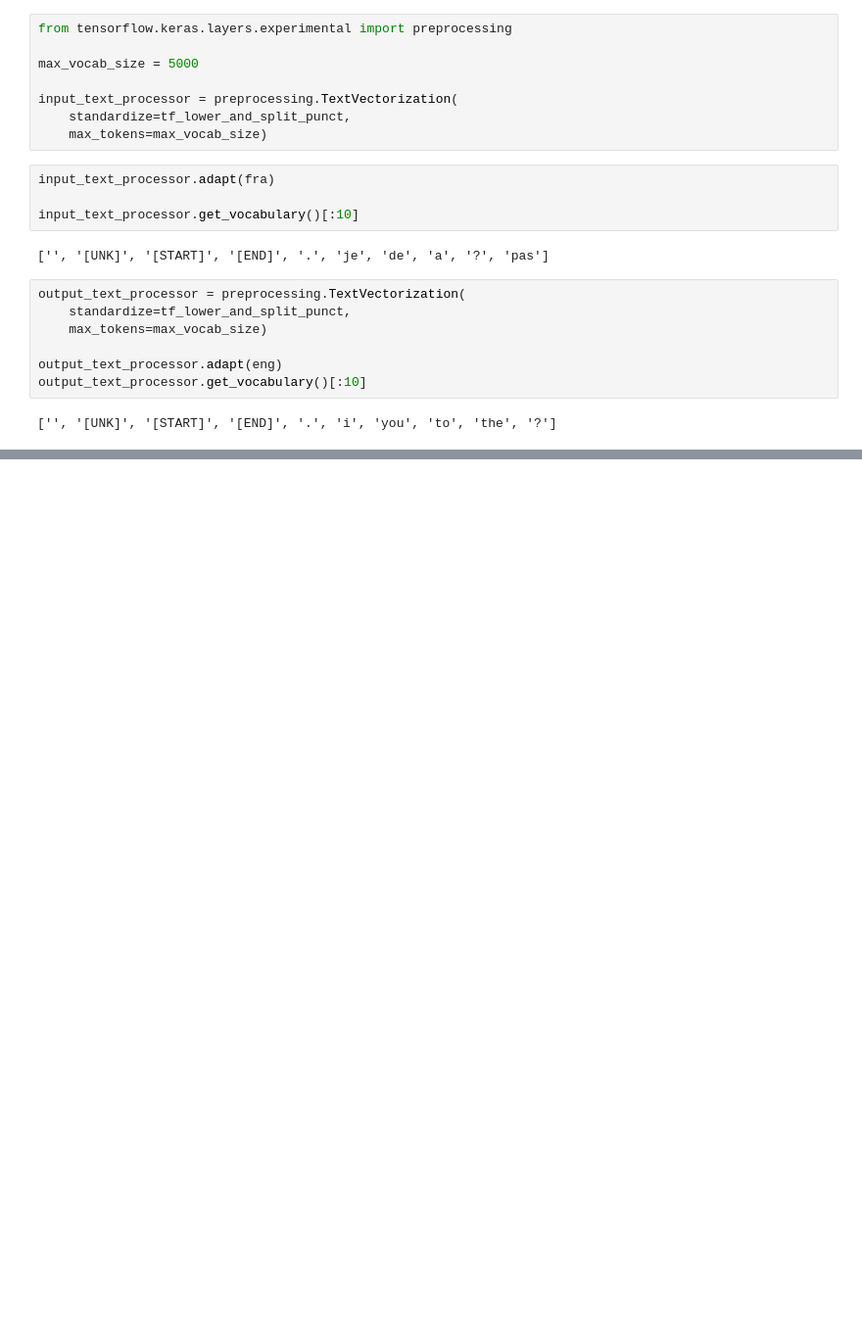
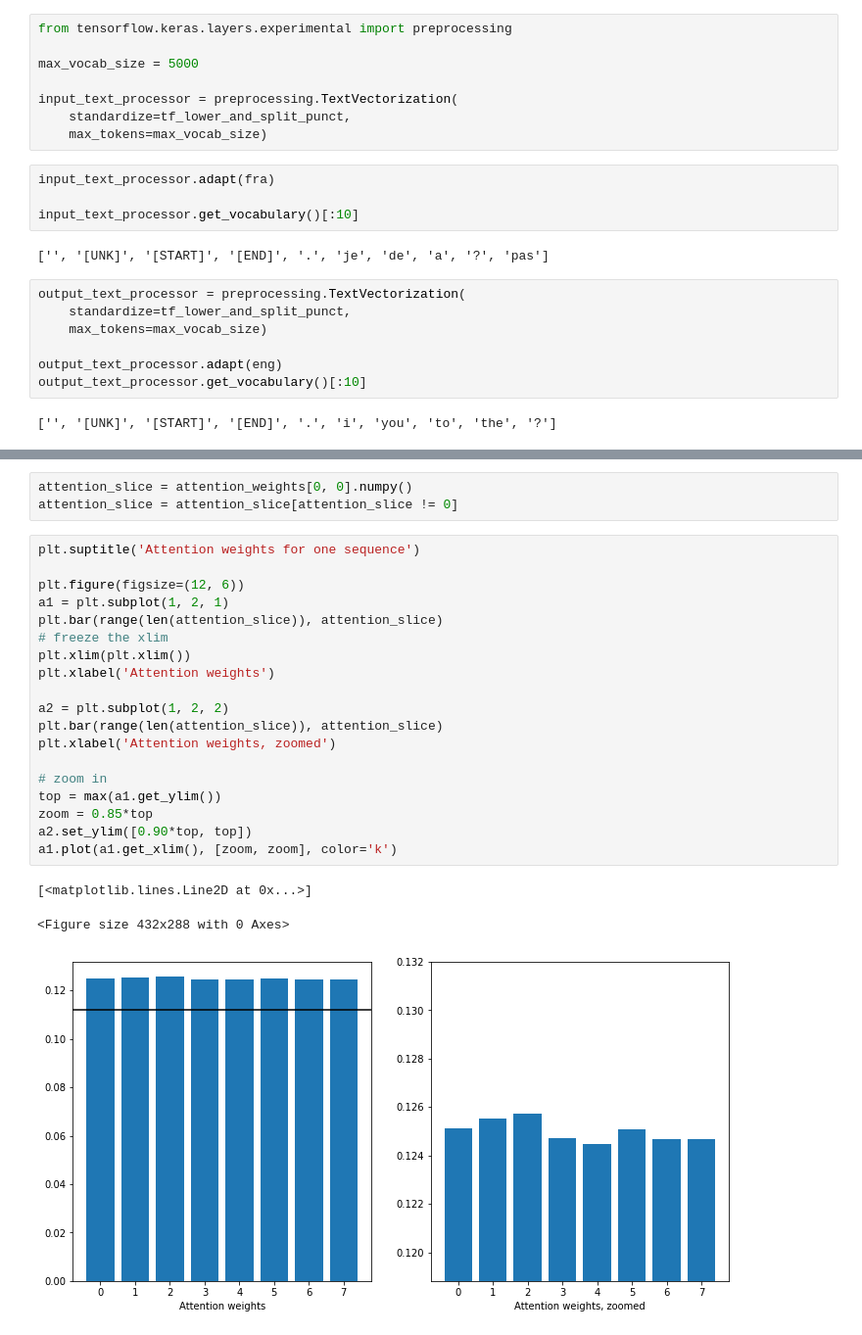
Before and after one commit to KimHS0915/hands-on-ml, a Jupyter notebook: 16/exercise_neural_machine_translation_with_attention.ipynb, the cells around one changed output, grey strips where cells are left out. Shown at 98% size. Saved outputs shown, nothing was run; the diff lists cells and outputs as text; blank space fills up the shorter version.

```diff
--- a/16/exercise_neural_machine_translation_with_attention.ipynb
+++ b/16/exercise_neural_machine_translation_with_attention.ipynb
@@ -135,0 +275,26 @@ Text(0.5, 1.0, 'Mask')
+# %%
+attention_slice = attention_weights[0, 0].numpy()
+attention_slice = attention_slice[attention_slice != 0]
+# %%
+plt.suptitle('Attention weights for one sequence')
+
+plt.figure(figsize=(12, 6))
+a1 = plt.subplot(1, 2, 1)
+plt.bar(range(len(attention_slice)), attention_slice)
+# freeze the xlim
+plt.xlim(plt.xlim())
+plt.xlabel('Attention weights')
+
+a2 = plt.subplot(1, 2, 2)
+plt.bar(range(len(attention_slice)), attention_slice)
+plt.xlabel('Attention weights, zoomed')
+
+# zoom in
+top = max(a1.get_ylim())
+zoom = 0.85*top
+a2.set_ylim([0.90*top, top])
+a1.plot(a1.get_xlim(), [zoom, zoom], color='k')
+# %% [output]
+[<matplotlib.lines.Line2D at 0x...>]
+<Figure size 432x288 with 0 Axes>
+[figure, added]
```
Also changed, not shown: parts of 14 cells of this notebook.
